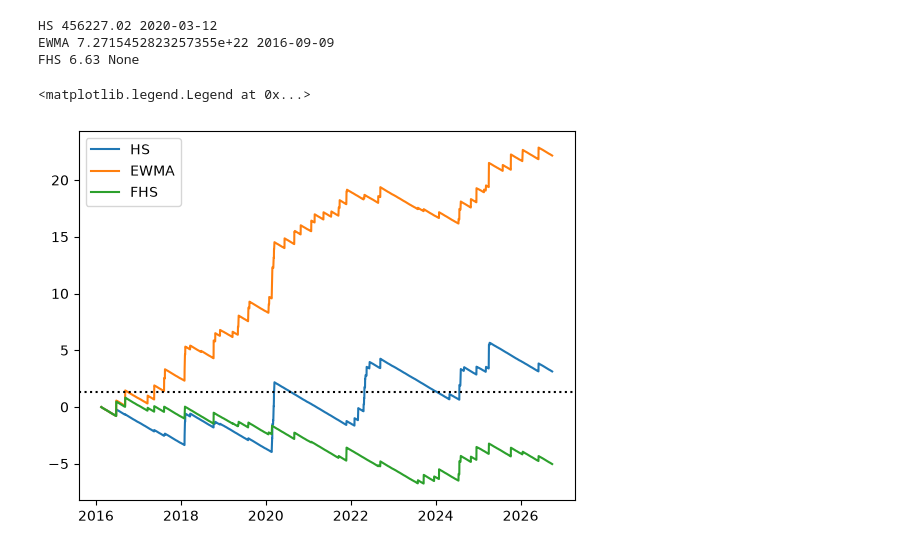
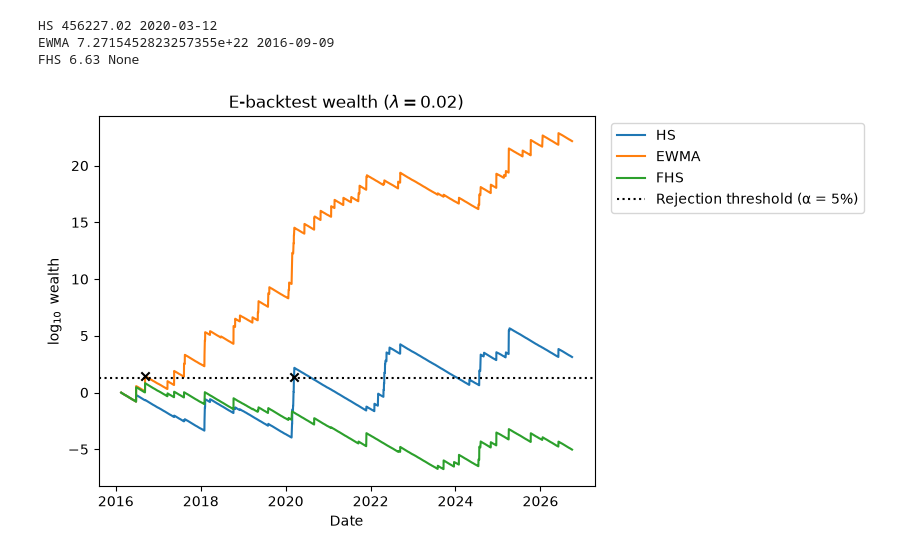
Before and after one commit to robertmatei42/tail-risk-forecasting, a Jupyter notebook: notebooks/02_historical_simulation.ipynb, the cells around one changed output. Cells and saved outputs as stored; diff of their text form; code cells hidden in the pictures.

```diff
--- a/notebooks/02_historical_simulation.ipynb
+++ b/notebooks/02_historical_simulation.ipynb
@@ -433,13 +433,16 @@ FHS 6.63 None
 # %%
 plt.figure()
 for name, e in {'HS': e_hs, 'EWMA': e_ewma, 'FHS': e_fhs}.items():
     w, d = e_process(e, lam=0.02)
-    plt.plot(np.log10(w), label = name)
-plt.axhline(y = np.log10(20), color = 'black', linestyle='dotted')
-plt.title("Wealth of the E-process")
-plt.xlabel('Time')
-plt.ylabel("Log-Wealth")
-plt.legend()
+    plt.plot(np.log10(w), label=name)
+    if d is not None:
+        plt.scatter(d, np.log10(w.loc[d]), marker='x', color='black', zorder=5)   # rejection point
+plt.axhline(np.log10(20), color='black', linestyle='dotted', label='Rejection threshold (α = 5%)')
+plt.title(r'E-backtest wealth ($\lambda = 0.02$)')
+plt.xlabel('Date')
+plt.ylabel(r'$\log_{10}$ wealth')
+plt.legend(loc='upper left', bbox_to_anchor=(1.02, 1))
+plt.savefig(f'{ROOT}\\results\\e_backtest_wealth.png', dpi=150, bbox_inches='tight')
+plt.show()
 # %% [output]
-<matplotlib.legend.Legend at 0x...>
-[figure, old version]
+[figure, new version]
```
Also changed, not shown: parts of 1 cell of this notebook, 2 other files.
